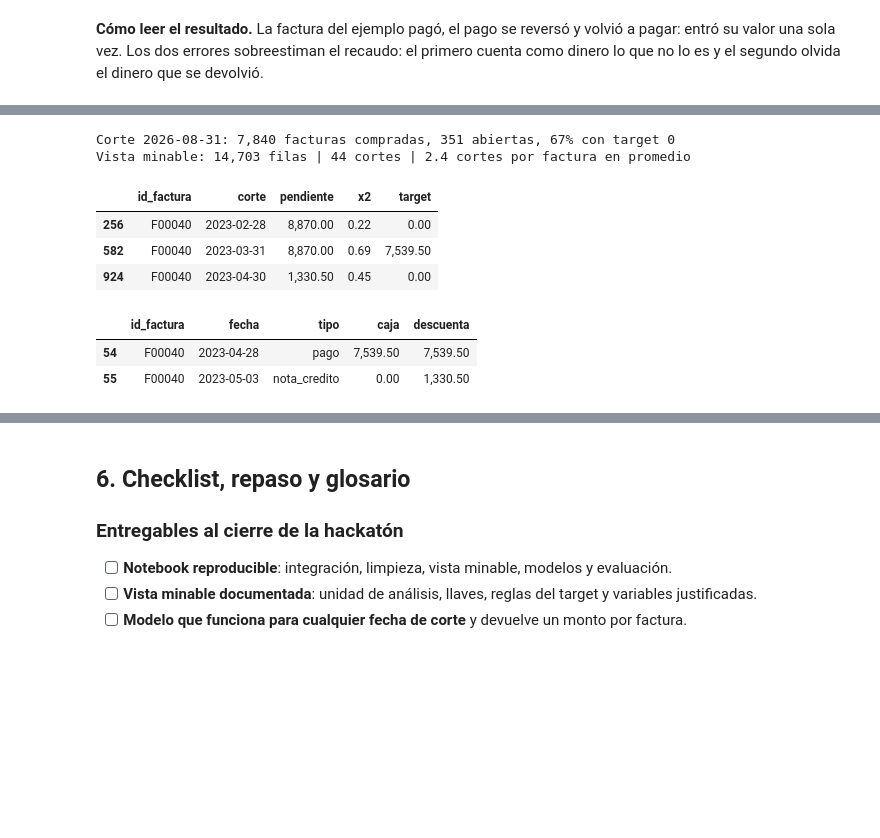
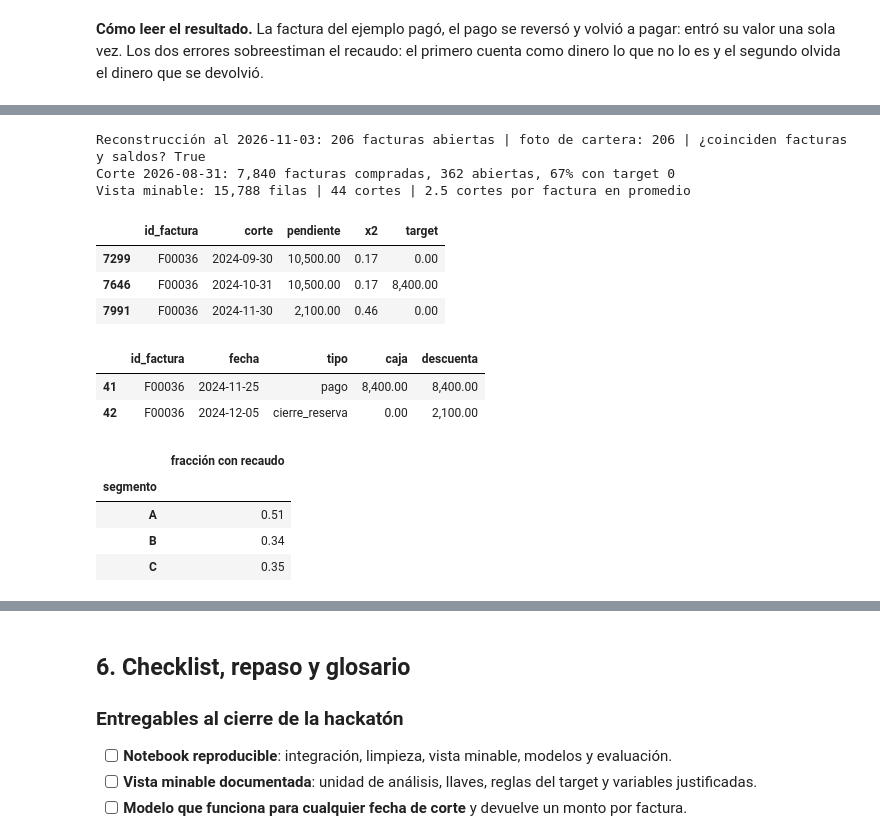
Before and after one commit to sergiomorapardo/StochasticAITechniquesClass, a Jupyter notebook: Notebooks/L14_HackathonFraming.ipynb, the cells around one changed output, grey strips where cells are left out. Saved outputs shown, nothing was run; the diff lists cells and outputs as text; code cells hidden in the pictures; blank space fills up the shorter version.

```diff
--- a/Notebooks/L14_HackathonFraming.ipynb
+++ b/Notebooks/L14_HackathonFraming.ipynb
@@ -243,49 +267,69 @@ def cash_between(movs, ini, fin):
     m = movs[(movs["fecha"] > ini) & (movs["fecha"] <= fin) & movs["tipo"].isin(EFECTIVO)]
     return m.groupby("id_factura")["caja"].sum()
 
 
 def payer_rate(abiertas, movs, ini, fin):
     """Fracción de las facturas abiertas de cada pagador que recibió dinero en (ini, fin]."""
     cobro = abiertas["id_factura"].map(cash_between(movs, ini, fin)).fillna(0) > 0
     return cobro.groupby(abiertas["id_pagador"]).mean()
 
 
-def build_cut(T, facturas, movs, h=30):
+def build_cut(T, facturas, movs, pagadores, h=30):
     fin = T + pd.Timedelta(days=h)
     corte = open_at(T, facturas, movs)                                                   # regla 1
     corte["corte"] = T
     corte["target"] = corte["id_factura"].map(cash_between(movs, T, fin)).fillna(0)     # regla 3
-    prev = T - pd.offsets.MonthEnd(1)
-    corte["x2"] = corte["id_pagador"].map(payer_rate(open_at(prev, facturas, movs), movs, prev, T))  # regla 2: pasado
-    corte["x_fuga"] = corte["id_pagador"].map(payer_rate(corte, movs, T, fin))                        # ¡usa el futuro!
-    return corte[["id_factura", "id_pagador", "corte", "x1", "x2", "x3", "pendiente", "x_fuga", "target"]]
+    # regla 2: x2 mira los 30 días ANTERIORES al corte; si el pagador no tenía facturas abiertas, se usa la tasa general
+    prev = T - pd.Timedelta(days=h)
+    abiertas_prev = open_at(prev, facturas, movs)
+    general = (abiertas_prev["id_factura"].map(cash_between(movs, prev, T)).fillna(0) > 0).mean()
+    corte["x2"] = corte["id_pagador"].map(payer_rate(abiertas_prev, movs, prev, T)).fillna(general)
+    corte["x_fuga"] = corte["id_pagador"].map(payer_rate(corte, movs, T, fin))          # ¡mira los 30 días SIGUIENTES!
+    corte = corte.merge(pagadores, on="id_pagador")                                      # enriquecer con la tabla de pagadores
+    return corte[["id_factura", "id_cliente", "id_pagador", "segmento", "corte",
+                  "x1", "x2", "x3", "pendiente", "x_fuga", "target"]]
 
 
-un_corte = build_cut(T, facturas, movs)
+# Validación de la reconstrucción: con la misma lógica, ¿obtenemos la foto de cartera de HOY?
+reconstruida = open_at(HOY, facturas, movs)
+coinciden = reconstruida.set_index("id_factura")["pendiente"].round(2).equals(
+    cartera.set_index("id_factura")["pendiente"].round(2))
+print(f"Reconstrucción al {HOY.date()}: {len(reconstruida)} facturas abiertas | foto de cartera: {len(cartera)} | "
+      f"¿coinciden facturas y saldos? {coinciden}")
+
+un_corte = build_cut(T, facturas, movs, pagadores)
 print(f"Corte {T.date()}: {(facturas['fecha_compra'] <= T).sum():,} facturas compradas, "
       f"{len(un_corte)} abiertas, {(un_corte['target'] == 0).mean():.0%} con target 0")
 
 cortes = pd.date_range("2023-01-31", "2026-08-31", freq="ME")
-panel = pd.concat([build_cut(c, facturas, movs) for c in cortes], ignore_index=True)
-panel["x2"] = panel["x2"].fillna(panel["x2"].mean())
+panel = pd.concat([build_cut(c, facturas, movs, pagadores) for c in cortes], ignore_index=True)
 print(f"Vista minable: {len(panel):,} filas | {len(cortes)} cortes | "
       f"{panel.groupby('id_factura').size().mean():.1f} cortes por factura en promedio")
 
 # Una factura que aparece en varios cortes y cuyo pendiente cambia entre cortes
 resumen = panel.groupby("id_factura").agg(n=("corte", "size"), pendientes=("pendiente", "nunique"))
 varios = resumen[(resumen["n"].between(2, 4)) & (resumen["pendientes"] > 1)].index[0]
 display(panel.loc[panel["id_factura"] == varios, ["id_factura", "corte", "pendiente", "x2", "target"]],
         movs[movs["id_factura"] == varios])
+
+# ¿Sirve la tabla de pagadores? Fracción de filas que recibieron dinero en la ventana, por segmento
+display((panel["target"] > 0).groupby(panel["segmento"]).mean().rename("fracción con recaudo").to_frame())
 # %% [output]
-Corte 2026-08-31: 7,840 facturas compradas, 351 abiertas, 67% con target 0
-Vista minable: 14,703 filas | 44 cortes | 2.4 cortes por factura en promedio
+Reconstrucción al 2026-11-03: 206 facturas abiertas | foto de cartera: 206 | ¿coinciden facturas y saldos? True
+Corte 2026-08-31: 7,840 facturas compradas, 362 abiertas, 67% con target 0
+Vista minable: 15,788 filas | 44 cortes | 2.5 cortes por factura en promedio
 |  | id_factura | corte | pendiente | x2 | target |
-| 256 | F00040 | 2023-02-28 | 8,870.00 | 0.22 | 0.00 |
-| 582 | F00040 | 2023-03-31 | 8,870.00 | 0.69 | 7,539.50 |
-| 924 | F00040 | 2023-04-30 | 1,330.50 | 0.45 | 0.00 |
+| 7299 | F00036 | 2024-09-30 | 10,500.00 | 0.17 | 0.00 |
+| 7646 | F00036 | 2024-10-31 | 10,500.00 | 0.17 | 8,400.00 |
+| 7991 | F00036 | 2024-11-30 | 2,100.00 | 0.46 | 0.00 |
 |  | id_factura | fecha | tipo | caja | descuenta |
-| 54 | F00040 | 2023-04-28 | pago | 7,539.50 | 7,539.50 |
-| 55 | F00040 | 2023-05-03 | nota_credito | 0.00 | 1,330.50 |
+| 41 | F00036 | 2024-11-25 | pago | 8,400.00 | 8,400.00 |
+| 42 | F00036 | 2024-12-05 | cierre_reserva | 0.00 | 2,100.00 |
+|  | fracción con recaudo |
+| segmento |  |
+| A | 0.51 |
+| B | 0.34 |
+| C | 0.35 |
 # %% [markdown]
 **Cómo leer la salida.**
 
```
Also changed, not shown: parts of 16 cells of this notebook.
